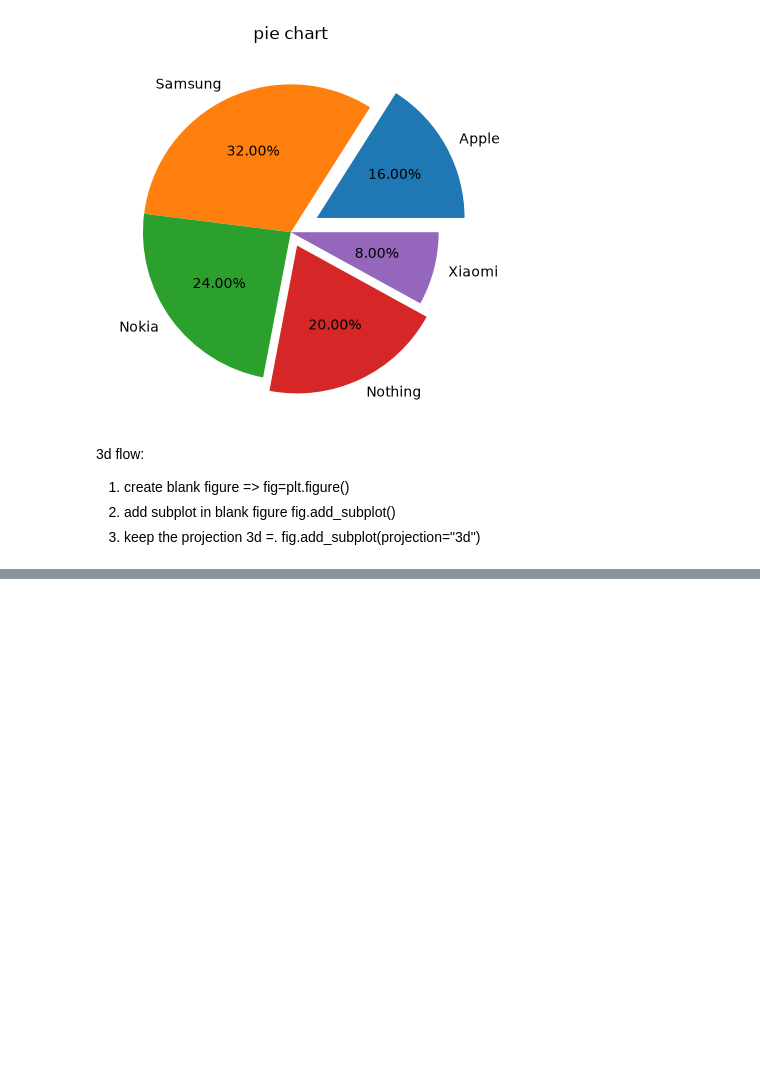
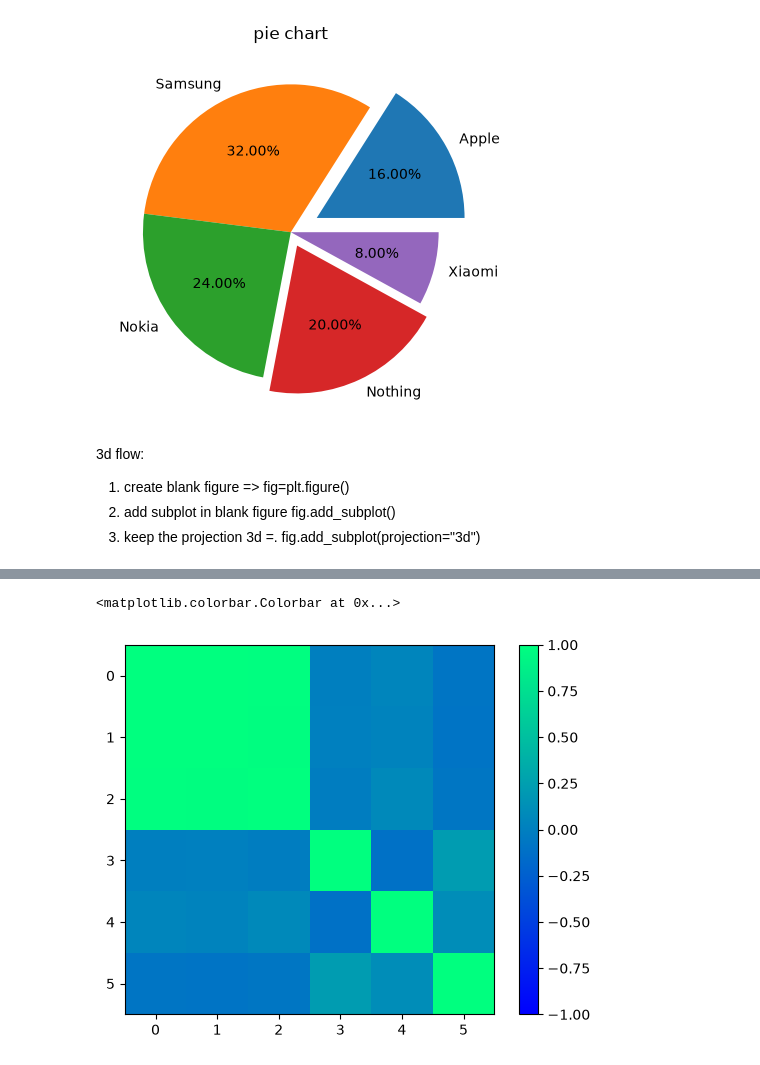
Before and after one commit to kishorilol/datasciencepadhdai, a Jupyter notebook: pandas/matplotlib/mat1.ipynb, the cells around one changed output, grey strips where cells are left out. Saved outputs shown, nothing was run; the diff lists cells and outputs as text; code cells hidden in the pictures; blank space fills up the shorter version.

```diff
--- a/pandas/matplotlib/mat1.ipynb
+++ b/pandas/matplotlib/mat1.ipynb
@@ -106,0 +146,10 @@ plt.legend(fontsize=10,loc="lower left",title="3d scatter plot")
+# %%
+x = np.random.rand(50)
+y = np.sin(x)
+z = np.tan(x)
+a = np.random.rand(50)
+b = np.random.rand(50)
+c = np.random.rand(50)
+df = pd.DataFrame({'X': x, 'Y': y, 'Z': z, 'A': a, 'B': b, 'C': c })
+corr_matrix = df.corr()
+print(corr_matrix)
@@ -106,0 +164,6 @@ plt.legend(fontsize=10,loc="lower left",title="3d scatter plot")
+# %%
+plt.imshow(df.corr(), cmap='winter', interpolation='nearest', vmin=-1, vmax=1)
+plt.colorbar()
+# %% [output]
+<matplotlib.colorbar.Colorbar at 0x...>
+[figure, added]
```
Also changed, not shown: parts of 7 cells of this notebook.
